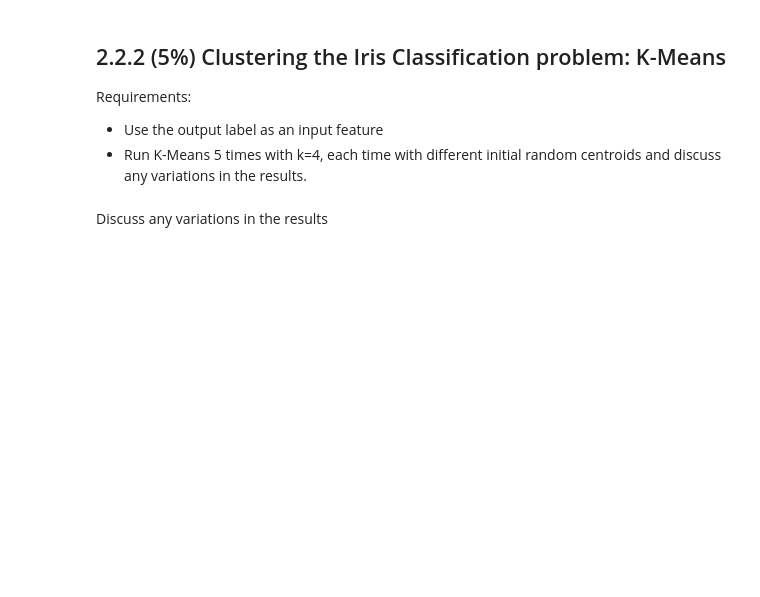
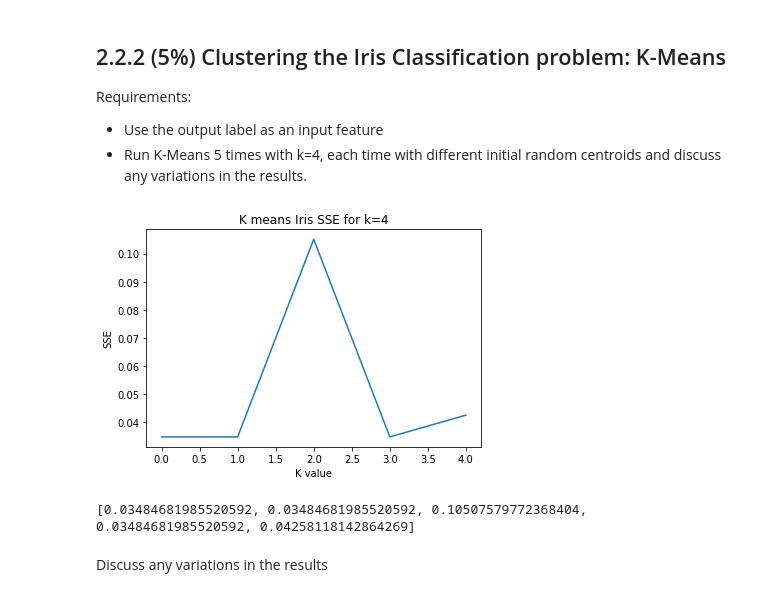
Before and after one commit to alexheiner/CS472-Labs, a Jupyter notebook: Lab5/lab_5_Clustering.ipynb, the cells around one changed output. Saved outputs shown, nothing was run; the diff lists cells and outputs as text; code cells hidden in the pictures; blank space fills up the shorter version.

```diff
--- a/Lab5/lab_5_Clustering.ipynb
+++ b/Lab5/lab_5_Clustering.ipynb
@@ -615,3 +685,28 @@ Requirements:
+# %%
+#K-Means 5 times
+!curl -s https://raw.githubusercontent.com/cs472ta/CS472/master/datasets/iris.arff --output iris.arff
+iris_data = arff.loadarff('iris.arff')
+iris_df = pd.DataFrame(iris_data[0])
+iris_df = iris_df.iloc[: , :-1]
+iris_norm = preprocessing.normalize(iris_df, axis=0)
+
+sse = []
+for i in range(5):
+  clf = KMEANSClustering(k=4, debug=False)
+
+  res = clf.fit(iris_norm)
+  res.score()
+  sse.append(res.get_total_sse())
+
+plt.plot(sse)
+plt.title("K means Iris SSE for k=4")
+plt.xlabel("K value")
+plt.ylabel("SSE")
+plt.show()
+print(sse)
+# %% [output]
+[figure, added]
+[0.03484681985520592, 0.03484681985520592, 0.10507579772368404, 0.03484681985520592, 0.04258118142864269]
 # %% [markdown]
 Discuss any variations in the results
 # %% [markdown]
```
Also changed, not shown: parts of 20 cells of this notebook, 1 other file.
